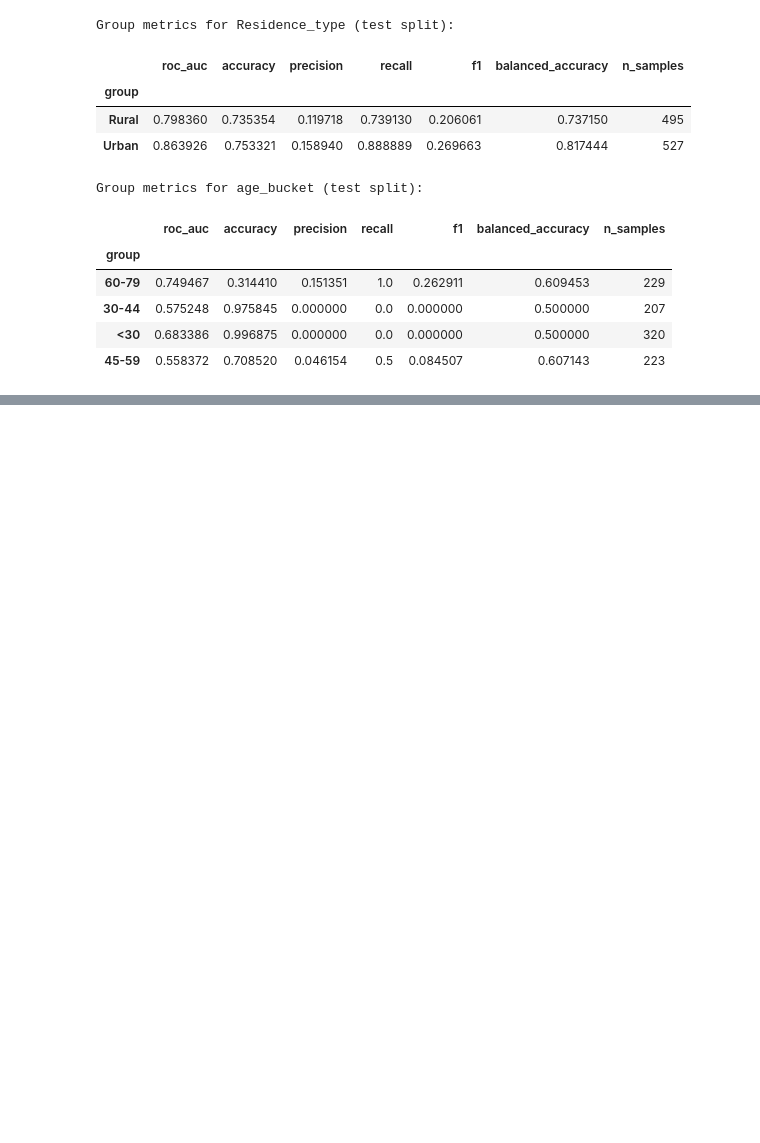
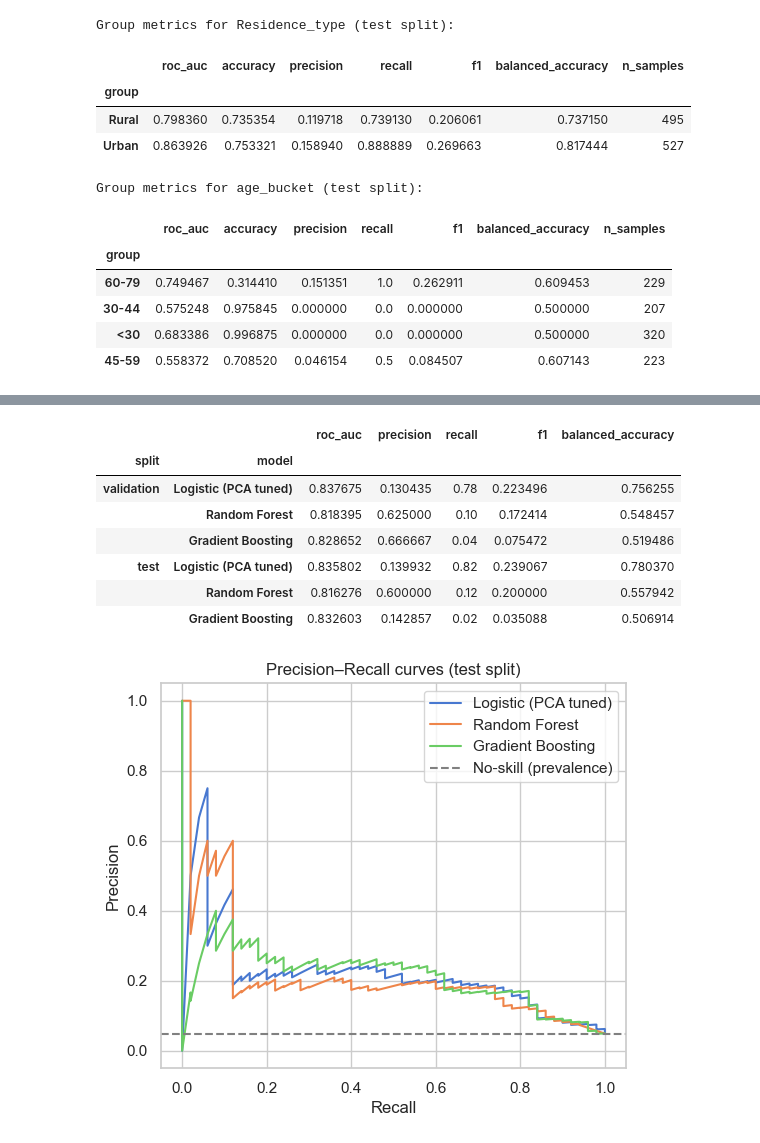
Before and after one commit to Jwessel2020/Ai-stroke, a Jupyter notebook: stroke_modeling.ipynb, the cells around one changed output, grey strips where cells are left out. Saved outputs shown, nothing was run; the diff lists cells and outputs as text; code cells hidden in the pictures; blank space fills up the shorter version.

Commit message:
Add V2 modeling review and imbalance remediation

```diff
--- a/stroke_modeling.ipynb
+++ b/stroke_modeling.ipynb
@@ -637,0 +648,44 @@ Top random forest feature importances:
+# %%
+from sklearn.metrics import precision_recall_curve
+
+metric_subset = ['roc_auc', 'precision', 'recall', 'f1', 'balanced_accuracy']
+test_fitted_models = {}
+test_results = {}
+for name, model in candidate_models.items():
+    fitted = clone(model).fit(X_train_full, y_train_full)
+    test_fitted_models[name] = fitted
+    test_results[name] = performance_report(fitted, X_test, y_test)
+
+test_df = pd.DataFrame(test_results).T
+comparison_df = pd.concat(
+    {
+        'validation': val_df[metric_subset],
+        'test': test_df[metric_subset]
+    },
+    axis=0,
+    names=['split']
+)
+comparison_df.index.set_names(['split', 'model'], inplace=True)
+display(comparison_df)
+
+plt.figure(figsize=(6, 5))
+for name, fitted in test_fitted_models.items():
+    y_scores = fitted.predict_proba(X_test)[:, 1]
+    precision, recall, _ = precision_recall_curve(y_test, y_scores)
+    plt.plot(recall, precision, label=name)
+plt.axhline(y_test.mean(), color='gray', linestyle='--', label='No-skill (prevalence)')
+plt.xlabel('Recall')
+plt.ylabel('Precision')
+plt.title('Precision–Recall curves (test split)')
+plt.legend()
+plt.show()
+# %% [output]
+|  |  | roc_auc | precision | recall | f1 | balanced_accuracy |
+| split | model |  |  |  |  |  |
+| validation | Logistic (PCA tuned) | 0.837675 | 0.130435 | 0.78 | 0.223496 | 0.756255 |
+|  | Random Forest | 0.818395 | 0.625000 | 0.10 | 0.172414 | 0.548457 |
+|  | Gradient Boosting | 0.828652 | 0.666667 | 0.04 | 0.075472 | 0.519486 |
+| test | Logistic (PCA tuned) | 0.835802 | 0.139932 | 0.82 | 0.239067 | 0.780370 |
+|  | Random Forest | 0.816276 | 0.600000 | 0.12 | 0.200000 | 0.557942 |
+|  | Gradient Boosting | 0.832603 | 0.142857 | 0.02 | 0.035088 | 0.506914 |
+[figure, added]
```
Also changed, not shown: parts of 26 cells of this notebook, 3 other files.
